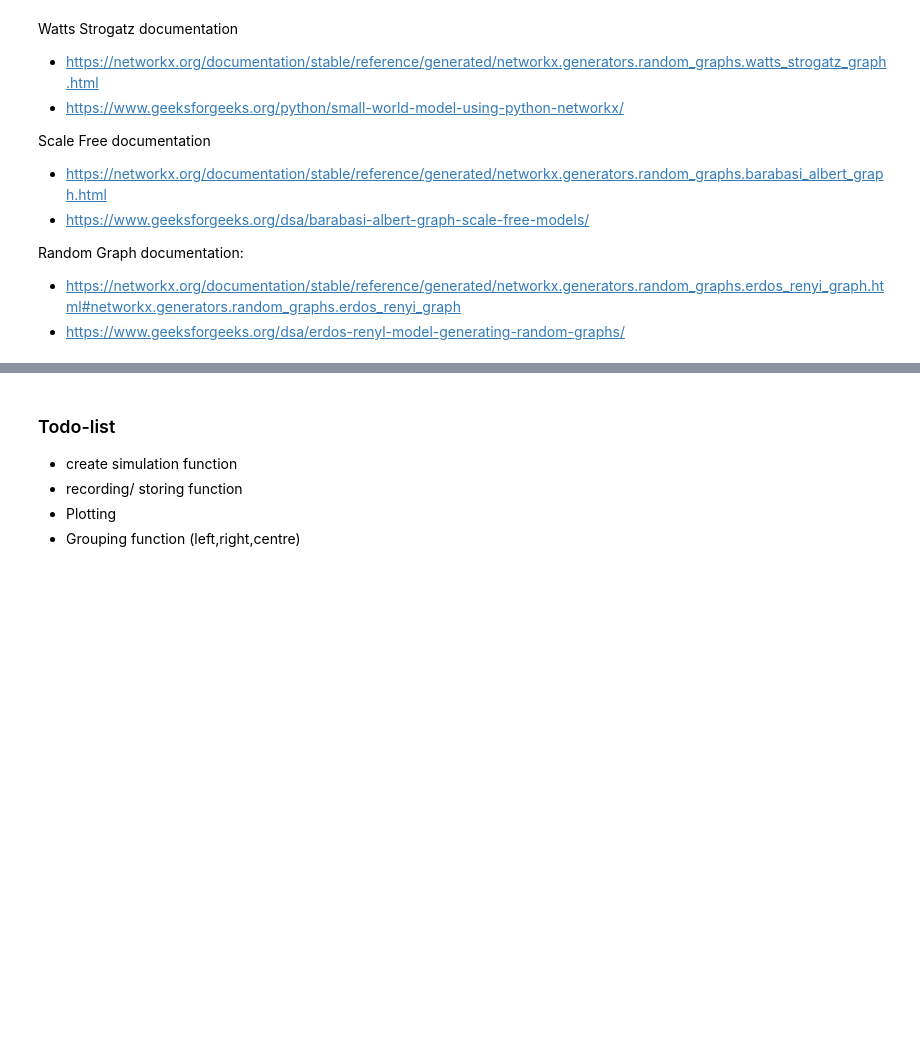
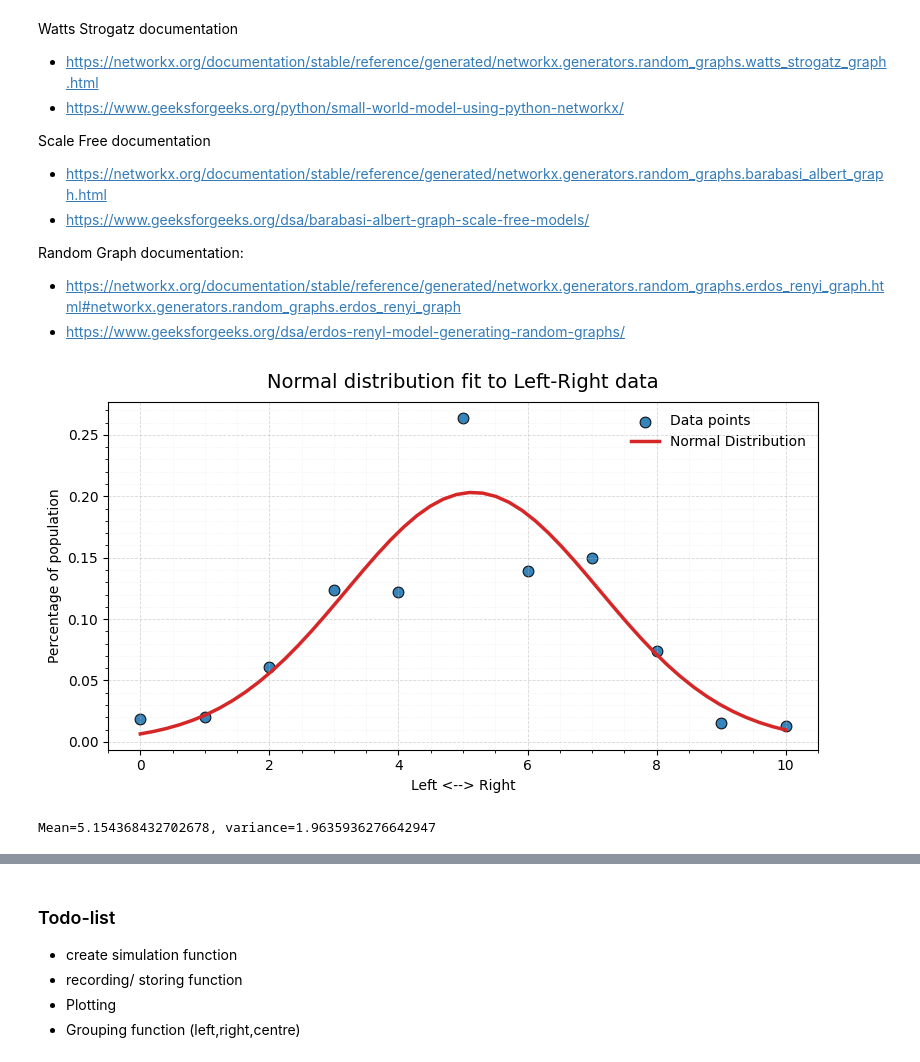
Before and after one commit to tomme2009/ProjectComputationalScience, a Jupyter notebook: ABM/Week1_PCS.ipynb, the cells around one changed output, grey strips where cells are left out. Saved outputs shown, nothing was run; the diff lists cells and outputs as text; code cells hidden in the pictures; blank space fills up the shorter version.

```diff
--- a/ABM/Week1_PCS.ipynb
+++ b/ABM/Week1_PCS.ipynb
@@ -101,6 +101,72 @@ def adjacency_list(G):
     for i in range(N):
         adj[i] = np.fromiter(G.neighbors(i), dtype=int)
     return adj
+# %%
+from scipy.optimize import minimize
+
+# Normal distribution
+def normal(x, mean, variance):
+    return (1 / np.sqrt(2 * np.pi * variance**2)) * np.exp(-((x - mean) ** 2) / (2 * variance ** 2))
+
+# Mean squared error function
+def mse(params, x, y):
+    mean, variance = params
+    y_hat = normal(x, mean, variance)
+    return np.mean((y - y_hat)**2)
+
+# Left right data from ESS
+# https://ess.sikt.no/en/datafile/242aaa39-3bbb-40f5-98bf-bfb1ce53d8ef?tab=1&elems=90ef7957-7821-4415-a156-0f4a68309188
+data = np.array([1.9, 2, 6.1, 12.4, 12.2, 26.4, 13.9, 15, 7.4, 1.5, 1.3]) / 100.0
+data_x = np.arange(len(data))
+
+plt.figure(figsize=(8,4.5))
+plt.scatter(
+    data_x, data,
+    s=60,
+    color="#1f77b4",
+    edgecolor="black",
+    linewidth=0.8,
+    alpha=0.9,
+    label="Data points"
+)
+
+x_range = np.linspace(0, 10)
+
+# Find the best fitting mean and variance
+x0 = [5.0, 2.0]
+result = minimize(
+    mse,
+    x0,
+    args=(data_x, data),
+    bounds=[(0, None), (1e-6, None)]
+)
+
+mean, variance = result.x
+y_range = normal(x_range, mean, variance)
+plt.plot(
+    x_range, y_range,
+    color="#d62728",
+    linewidth=2.5,
+    label="Normal Distribution"
+)
+
+plt.title("Normal distribution fit to Left-Right data", fontsize=14, pad=10)
+plt.xlabel("Left <--> Right")
+plt.ylabel("Percentage of population")
+
+plt.grid(True, which="major", linestyle="--", linewidth=0.6, alpha=0.5)
+plt.minorticks_on()
+plt.grid(True, which="minor", linestyle=":", linewidth=0.4, alpha=0.3)
+
+plt.legend(frameon=False, fontsize=10)
+plt.tight_layout()
+
+plt.show()
+
+print(f"Mean={mean}, variance={variance}")
+# %% [output]
+[figure, added]
+Mean=5.154368432702678, variance=1.9635936276642947
 # %%
 """
 Initialize the voter population.
```
Also changed, not shown: parts of 2 cells of this notebook.
